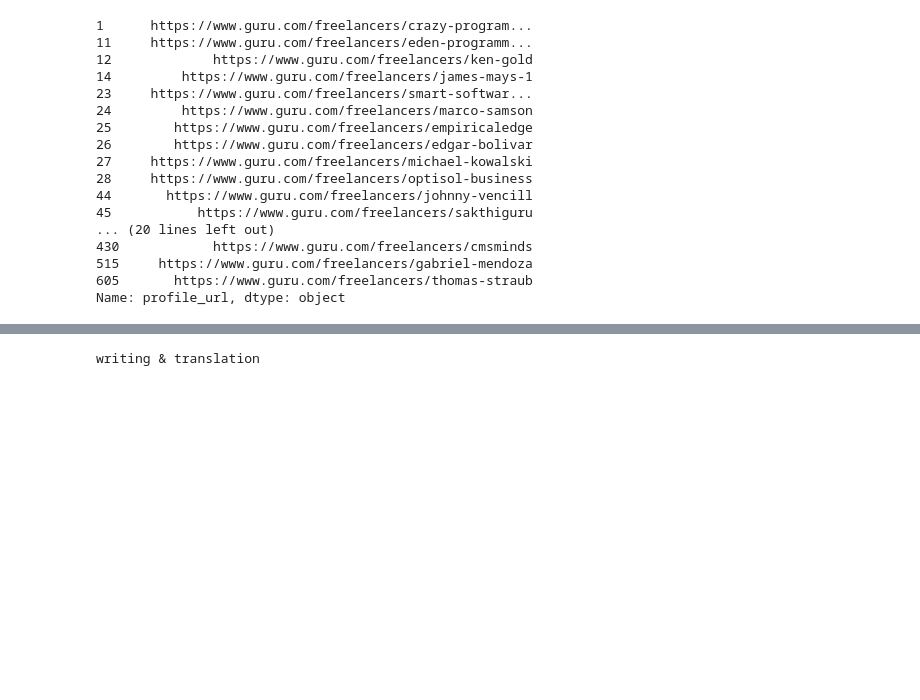
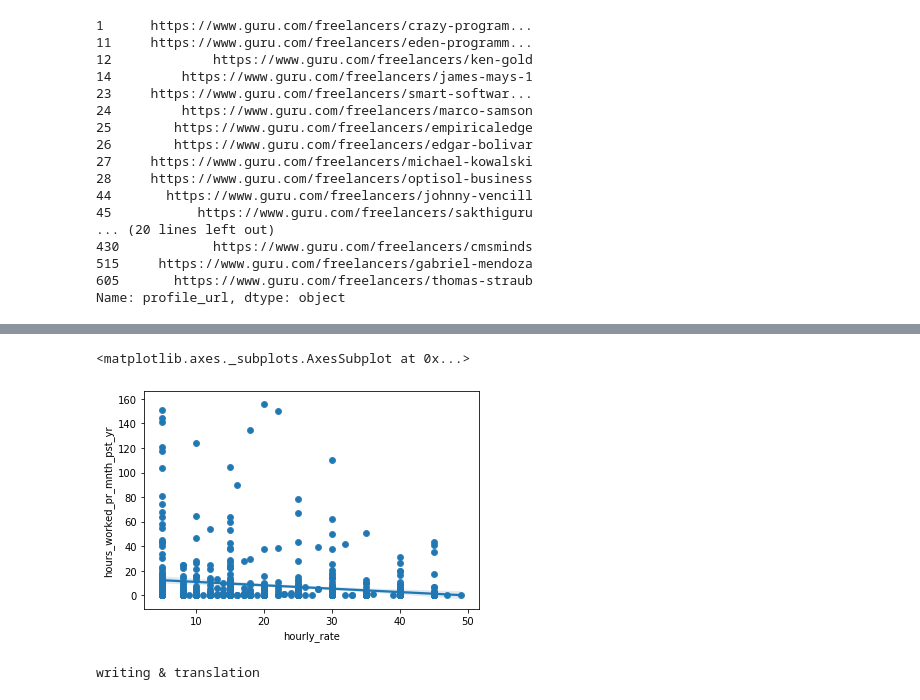
Before and after one commit to lmgibson/MyRate, a Jupyter notebook: notebooks/eda/myrate_eda.ipynb, the cells around one changed output, grey strips where cells are left out. Drawn from its saved outputs; the diff is of its cells as text; code cells hidden in the pictures; blank space fills up the shorter version.

Commit message:
Exploring new ways to estimate hourly_rate for new users

```diff
--- a/notebooks/eda/myrate_eda.ipynb
+++ b/notebooks/eda/myrate_eda.ipynb
@@ -1052,3 +1052,19 @@ dt.iloc[[50,604],:]
+# %%
+# Plotting "success" metric - hours worked per month in the past year (assumes constant hourly rate)
+# against hourly rate. Idea is that people on the bottom of the graph are pricing themselves too high
+# whereas those with many hours worked are pricing themselves either too low or adequately.
+# Thus, I still have two issues:
+# 1. Where do I draw the split? How many hours worked per month in the past year must a user have to be successful?
+# 2. How can I separate out users who are priced too high and those who are priced correctly?
+plt_dt = dt[cols]
+sns.scatterplot(x = 'hourly_rate', y = 'hours_worked_pr_mnth_pst_yr',
+                data = plt_dt[(plt_dt['hours_worked_pr_mnth_pst_yr'] < 160) & (plt_dt['hourly_rate'] < 50)])
+sns.regplot(x = 'hourly_rate', y = 'hours_worked_pr_mnth_pst_yr',
+            data = plt_dt[(plt_dt['hours_worked_pr_mnth_pst_yr'] < 160) & (plt_dt['hourly_rate'] < 50)],
+            lowess=False)
+# %% [output]
+<matplotlib.axes._subplots.AxesSubplot at 0x...>
+[figure, added]
 # %%
 # Trying the scatter plot logic I described a couple of cells prior
 cols = ['administrative & secretarial','business & finance', 'design & art', 'education & training',
```
Also changed, not shown: parts of 18 cells of this notebook.
